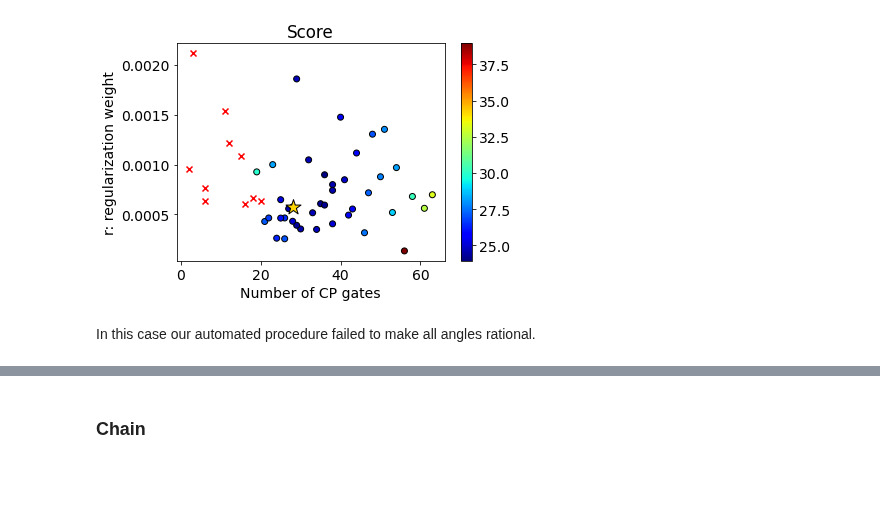
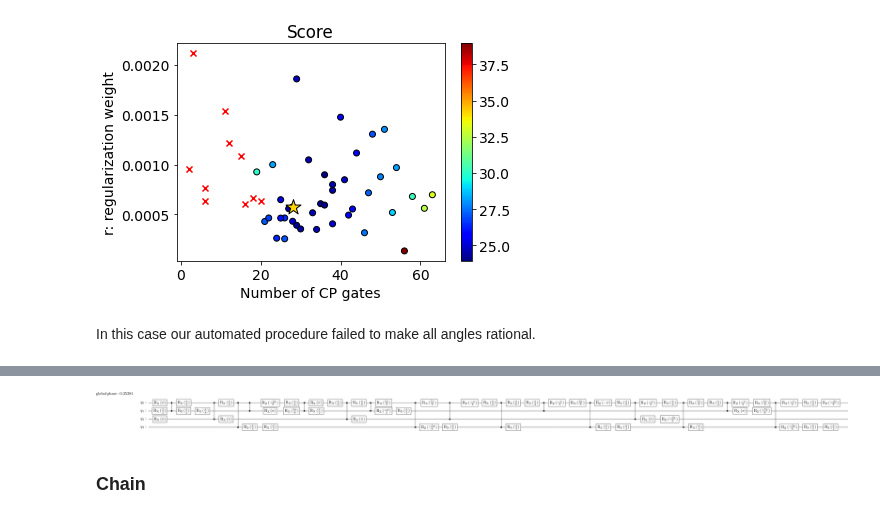
Before and after one commit to idnm/cpflow, a Jupyter notebook: paper/peppar.ipynb, the cells around one changed output, grey strips where cells are left out. Cells and saved outputs as stored; diff of their text form; code cells hidden in the pictures; blank space fills up the shorter version.

```diff
--- a/paper/peppar.ipynb
+++ b/paper/peppar.ipynb
@@ -353,3 +380,7 @@ qx.draw(output='mpl')
+# %%
+qx.draw(output='latex')
+# %% [output]
+[figure, added]
 # %% [markdown]
 ### Chain
 # %%
```
Also changed, not shown: parts of 9 cells of this notebook, 16 other files.
